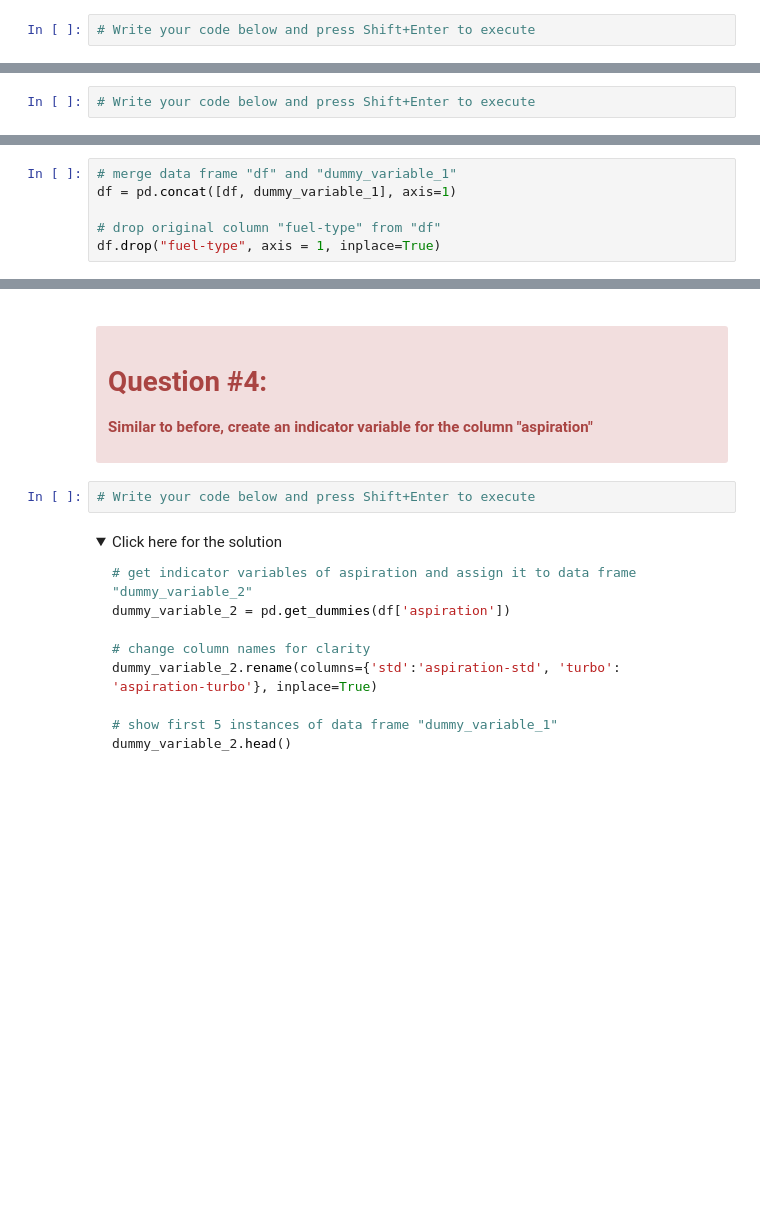
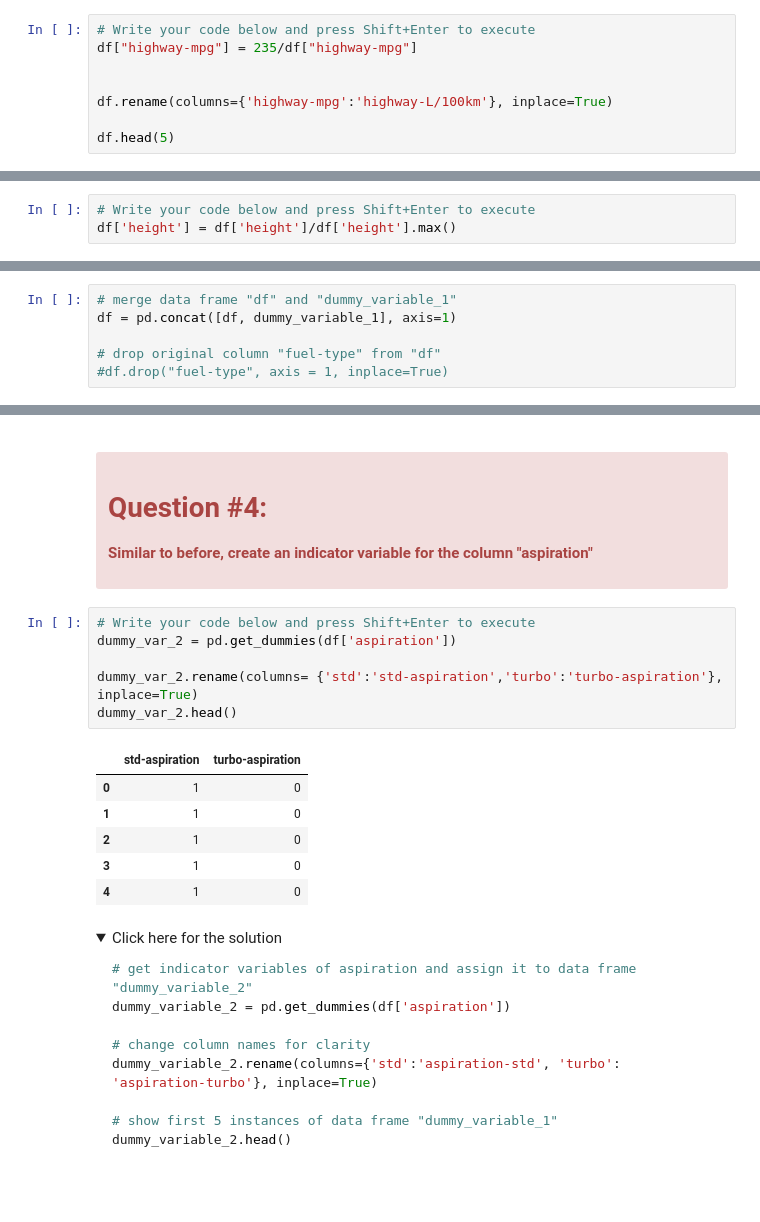
Before and after one commit to mulingwa/Data-Analysis-with-Python, a Jupyter notebook: DA0101EN-2-Review-Data-Wrangling.ipynb, the cells around one changed output, grey strips where cells are left out. Drawn from its saved outputs; the diff is of its cells as text; folded sections open; blank space fills up the shorter version.

```diff
--- a/DA0101EN-2-Review-Data-Wrangling.ipynb
+++ b/DA0101EN-2-Review-Data-Wrangling.ipynb
@@ -467,3 +467,9 @@ df.head()
 </div>
 # %%
 # Write your code below and press Shift+Enter to execute
+df["highway-mpg"] = 235/df["highway-mpg"]
+
+
+df.rename(columns={'highway-mpg':'highway-L/100km'}, inplace=True)
+
+df.head(5)
@@ -509,6 +523,7 @@ df['width'] = df['width']/df['width'].max()
 </div>
 # %%
 # Write your code below and press Shift+Enter to execute
+df['height'] = df['height']/df['height'].max()
 # %% [markdown]
 <details><summary>Click here for the solution</summary>
 
@@ -653,6 +724,6 @@ In the dataframe, column 'fuel-type' has values for 'gas' and 'diesel' as 0s and
 df = pd.concat([df, dummy_variable_1], axis=1)
 
 # drop original column "fuel-type" from "df"
-df.drop("fuel-type", axis = 1, inplace=True)
+#df.drop("fuel-type", axis = 1, inplace=True)
 # %%
 df.head()
@@ -667,6 +746,17 @@ The last two columns are now the indicator variable representation of the fuel-t
 </div>
 # %%
 # Write your code below and press Shift+Enter to execute
+dummy_var_2 = pd.get_dummies(df['aspiration'])
+
+dummy_var_2.rename(columns= {'std':'std-aspiration','turbo':'turbo-aspiration'}, inplace=True)
+dummy_var_2.head()
+# %% [output]
+|  | std-aspiration | turbo-aspiration |
+| 0 | 1 | 0 |
+| 1 | 1 | 0 |
+| 2 | 1 | 0 |
+| 3 | 1 | 0 |
+| 4 | 1 | 0 |
 # %% [markdown]
 <details><summary>Click here for the solution</summary>
 
```
Also changed, not shown: parts of 13 cells of this notebook, 1 other file.
